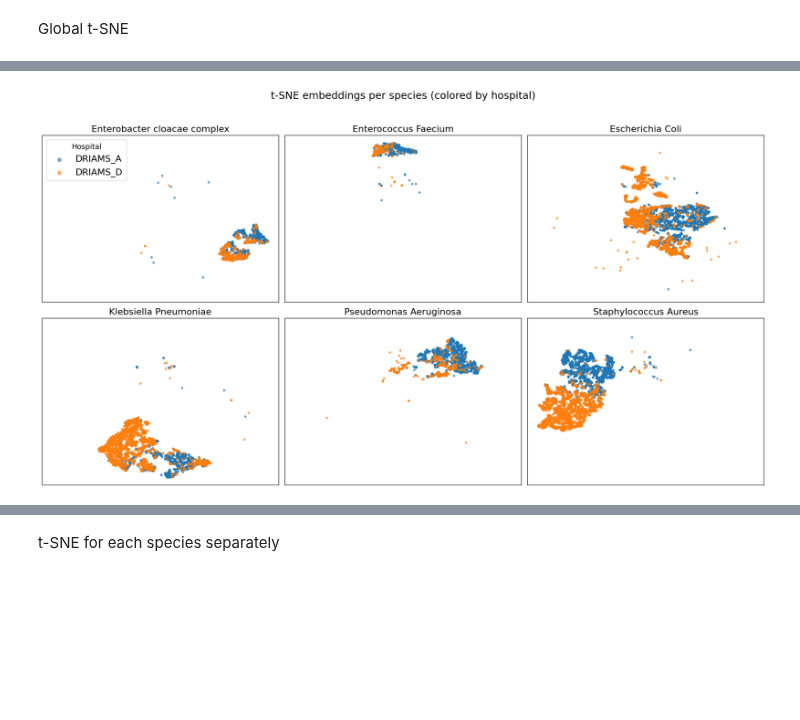
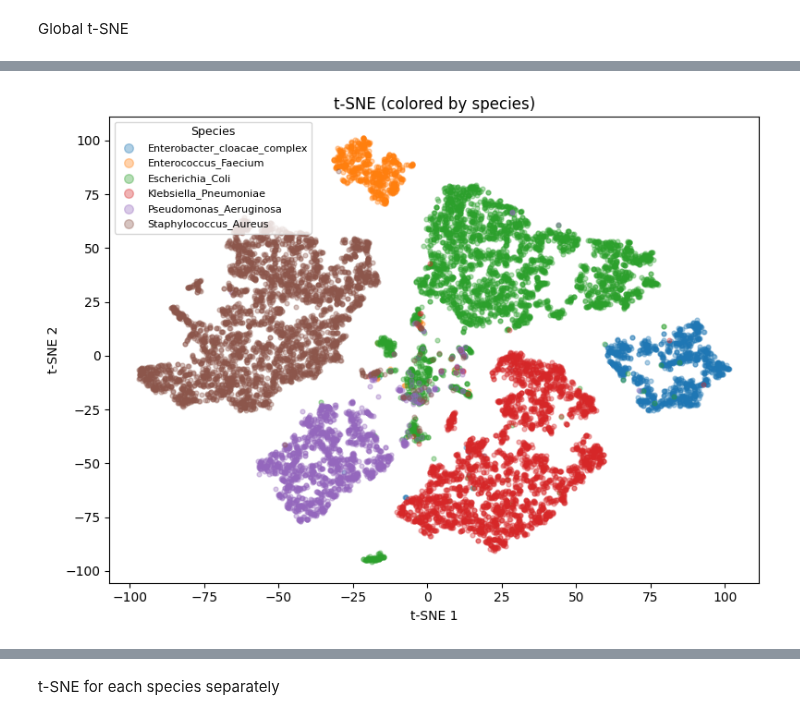
Before and after one commit to alexgaarciia/MALDIAlign, a Jupyter notebook: 02_models/vae_model.ipynb, the cells around one changed output, grey strips where cells are left out. Drawn from its saved outputs; the diff is of its cells as text; code cells hidden in the pictures; blank space fills up the shorter version.

```diff
--- a/02_models/vae_model.ipynb
+++ b/02_models/vae_model.ipynb
@@ -340,0 +325,12 @@ mus_all = np.concatenate(mus_all, axis=0)  # shape: (N_total, latent_dim)
+# %%
+my_vae = VAE_Extended(
+    input_dim=X_train.shape[1],
+    latent_dim=64,
+    lr=1e-4,
+    epochs=200,
+    annealing_epochs=100
+)
+
+# Load weights
+my_vae.load_state_dict(torch.load("02_models/deep/trained_models/vae_baseline.pth", map_location=device))
+my_vae.to(device)
@@ -341,2 +355,4 @@ mus_all = np.concatenate(mus_all, axis=0)  # shape: (N_total, latent_dim)
+# %%
+mus_all = eval_model(my_vae, all_loader, device, use_domain=False)
 # %% [markdown]
 Global t-SNE
@@ -389,34 +359,5 @@ colors_hosp = {
-# %%
-fig, axes = plt.subplots(2, 3, figsize=(18, 10), sharex=True, sharey=True)
-axes = axes.flatten()
-
-for i, sp in enumerate(species_sorted):
-    subset = tsne_df[tsne_df["species"] == sp]
-
-    for hosp in hospitals_sorted:
-        sub_h = subset[subset["hospital"] == hosp]
-        axes[i].scatter(
-            sub_h["x"], sub_h["y"],
-            s=10,
-            alpha=0.6,
-            label=hosp if i == 0 else None
-        )
-
-    axes[i].set_title(sp.replace("_", " "), fontsize=16)
-    axes[i].set_xticks([])
-    axes[i].set_yticks([])
-
-axes[0].legend(
-    title="Hospital",
-    loc="upper left",
-    frameon=True,
-    fontsize=16,
-    title_fontsize=13,
-    markerscale=2.0
-)
-
-plt.suptitle("t-SNE embeddings per species (colored by hospital)", fontsize=18)
-plt.tight_layout(rect=[0, 0, 1, 0.95])
-plt.show()
-# %% [output]
-[figure, removed]
+# %%
+tsne_df = compute_tsne_df(mus_all, label_final, meta_final)
+plot_tsne_global(tsne_df, False)
+# %% [output]
+[figure, added]
```
Also changed, not shown: parts of 31 cells of this notebook, 6 other files.
